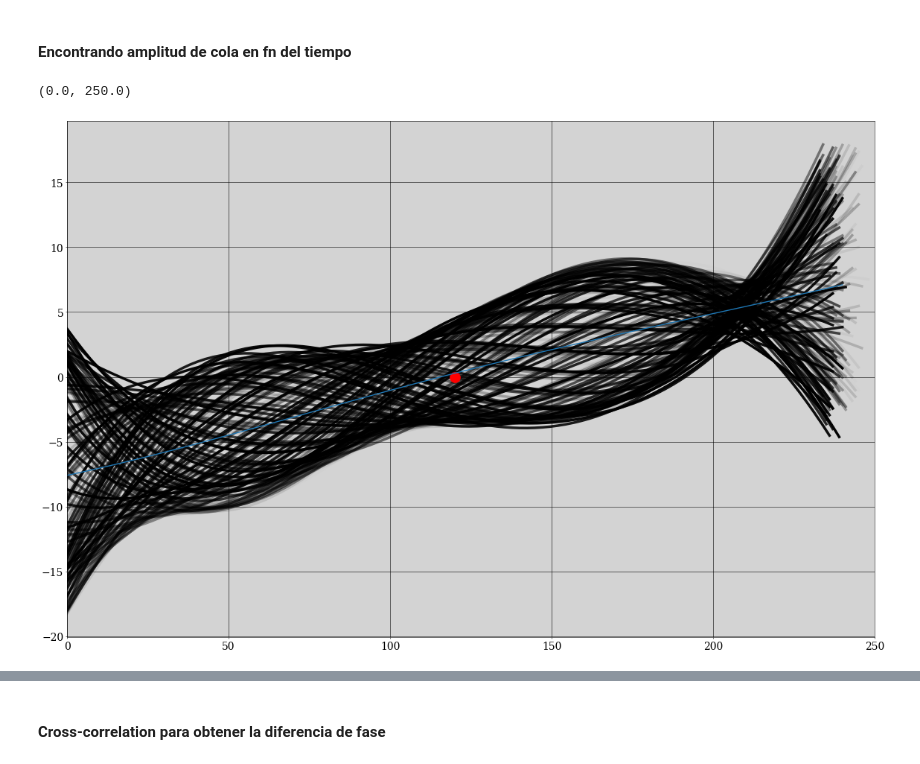
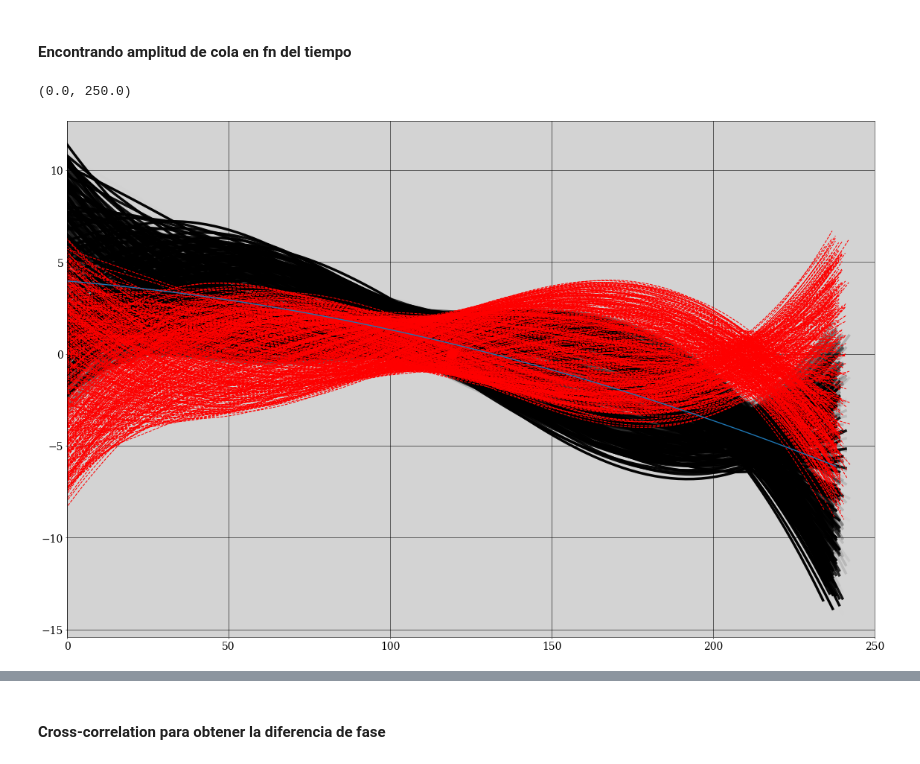
Before and after one commit to gardianc/Nado-ondulatorio, a Jupyter notebook: tracking.ipynb, the cells around one changed output, grey strips where cells are left out. Saved outputs shown, nothing was run; the diff lists cells and outputs as text; code cells hidden in the pictures.

Commit message:
envolvente de cola

```diff
--- a/tracking.ipynb
+++ b/tracking.ipynb
@@ -300,3 +301,16 @@ Promedio de calibración: 56.73619309982947 pm 4.445343325478998 px/mm^2
 [figure]
 # %% [markdown]
 ### Prueba de video de la forma de la cola
+# %%
+video = cv.VideoCapture('videos/ECO20-45mm-1,00Vpp-9Hz.mp4')
+lim = [310, 950, 250, 505] #[xleft, xright, ytop, ydown]
+t_tail, sk, tail_xy = track_tail(video, lim, SHOW=True)
+
+for i in np.arange(len(t_tail)):
+    tail = tail_xy[i]
+    sk[i][tail] = 0
+    tail_x = tail[1] - np.min(tail[1]) #We remove the smallest index to make it start on 0
+    tail_y = tail[0] - np.min(tail[0])
+    sk[i][tail_y + 30,tail_x] = 1 #We arbitrarily add 30 so our data looks nicer
+
+print(sk.size)
@@ -325,7 +326,7 @@ for i in np.arange(len(t_tail)):
 y,x = np.where(sk[0]>0)
 df = pd.DataFrame().assign(x=x).assign(y=y)
 df_grouped = df.groupby('x').aggregate('mean').round()
-sp = UnivariateSpline(df_grouped.index.values, df_grouped['y'], s=sk.size, k=3)
+sp = UnivariateSpline(df_grouped.index.values, df_grouped['y'], s=sk.size/10, k=3)
 xs = np.linspace(df_grouped.index.values.min(), df_grouped.index.values.max(), 100)
 ys = sp(xs)
 
@@ -345,7 +346,7 @@ for i in np.arange(t_tail.size):
     y,x = np.where(sk[i]>0)
     df = pd.DataFrame().assign(x=x).assign(y=y)
     df_grouped = df.groupby('x').aggregate('mean').round()
-    sp = UnivariateSpline(df_grouped.index.values, df_grouped['y'], s=t_tail.size, k=3)
+    sp = UnivariateSpline(df_grouped.index.values, df_grouped['y'], s=t_tail.size/10, k=3)
     xs = np.linspace(df_grouped.index.values.min(), df_grouped.index.values.max(), 100)
     ys = sp(xs)
     plt.plot(xs,ys, color='k', lw=5, ls='--', alpha=(i/t_tail.size))
@@ -360,42 +361,69 @@ plt.ylim(70,25)
 #### Encontrando amplitud de cola en fn del tiempo
 # %%
 from scipy.optimize import curve_fit
+from sklearn.linear_model import LinearRegression
 
-middle = np.zeros((len(sk),100))
+def rotate_point(x, y, angle, center_point):
+    """ Rotate a point around the origin by a given angle. """
+    angle_rad = np.radians(angle)
+    x -= center_point[0]
+    y -= center_point[1]
+
+    x_new = x * np.cos(angle_rad) - y * np.sin(angle_rad) + center_point[0]
+    y_new = x * np.sin(angle_rad) + y * np.cos(angle_rad) + center_point[1]
+    return x_new, y_new
+
+def rotate_curve(x, y, angle, center_point):
+    # Rotate points
+    x_rotated, y_rotated = [], []
+    for xi, yi in zip(x, y):
+        x_rot, y_rot = rotate_point(xi, yi, -angle, center_point)
+        x_rotated.append(x_rot)
+        y_rotated.append(y_rot)
+
+    return np.array(x_rotated), np.array(y_rotated)
+
+
+centered_tails = np.zeros((len(sk),100))
+x_tails = np.zeros((len(sk),100))
 
 for i in np.arange(len(sk)):
     alph = i/len(sk)
     y,x = np.where(sk[i]>0)
     df = pd.DataFrame().assign(x=x).assign(y=y)
     df_grouped = df.groupby('x').aggregate('mean').round()
     sp = UnivariateSpline(df_grouped.index.values, df_grouped['y'], s=t_tail.size, k=3)
     xs = np.linspace(df_grouped.index.values.min(), df_grouped.index.values.max(), 100)
     ys = sp(xs)
     avg_y = np.mean(ys)
-    middle[i] = ys - avg_y
+    centered_tails[i] = ys - avg_y
+    x_tails[i] = xs
     #plt.axhline(avg_y,color='r')
-    plt.plot(xs,middle[i], color='k', lw=5, alpha=alph)
+    plt.plot(xs,centered_tails[i], color='k', lw=5, alpha=alph)
 
-avg_middle = np.mean(middle, axis=0)
-center_point = np.mean(avg_middle)
+center_line = np.mean(centered_tails, axis=0)
+avg_x_tails = np.mean(x_tails, axis=0)
 
-v1 = np.array([xs[0],xs[-1]])
-v2 = np.array([avg_middle[0],avg_middle[-1]])
+center_point = [np.mean(avg_x_tails), np.mean(center_line)]
 
-theta = np.arccos(np.dot(v1,v2)/(np.linalg.norm(v1)*np.linalg.norm(v2)))
+# Fit a line to the data
+model = LinearRegression()
+model.fit(avg_x_tails.reshape(-1, 1), center_line)
 
-rotation_matrix = np.array([
-    [np.cos(theta), -np.sin(theta)],
-    [np.sin(theta), np.cos(theta)]
-])
+# Get the angle of the line
+slope = model.coef_[0]
+angle = np.degrees(np.arctan(slope))
 
-#TODO: Aplicar matriz de rotación a datos de cola
 
-plt.plot(np.mean(xs),center_point,'o',color='r',ms=20)
-plt.plot(xs,avg_middle,lw=2)
+rotated_tails = np.array([rotate_curve(x_tail, center_tail, angle, center_point) for (x_tail,center_tail) in zip(x_tails,centered_tails)])
+
+[plt.plot(tail[0],tail[1], color='r', ls='--') for tail in rotated_tails]
+
+plt.plot(center_point[0], center_point[1],'o',color='r',ms=20)
+plt.plot(avg_x_tails,center_line,lw=2)
 
 plt.xlim(0,250)
 #plt.ylim(-1,1)
 # %% [output]
 (0.0, 250.0)
-[figure, old version]
+[figure, new version]
```
Also changed, not shown: parts of 12 cells of this notebook.
